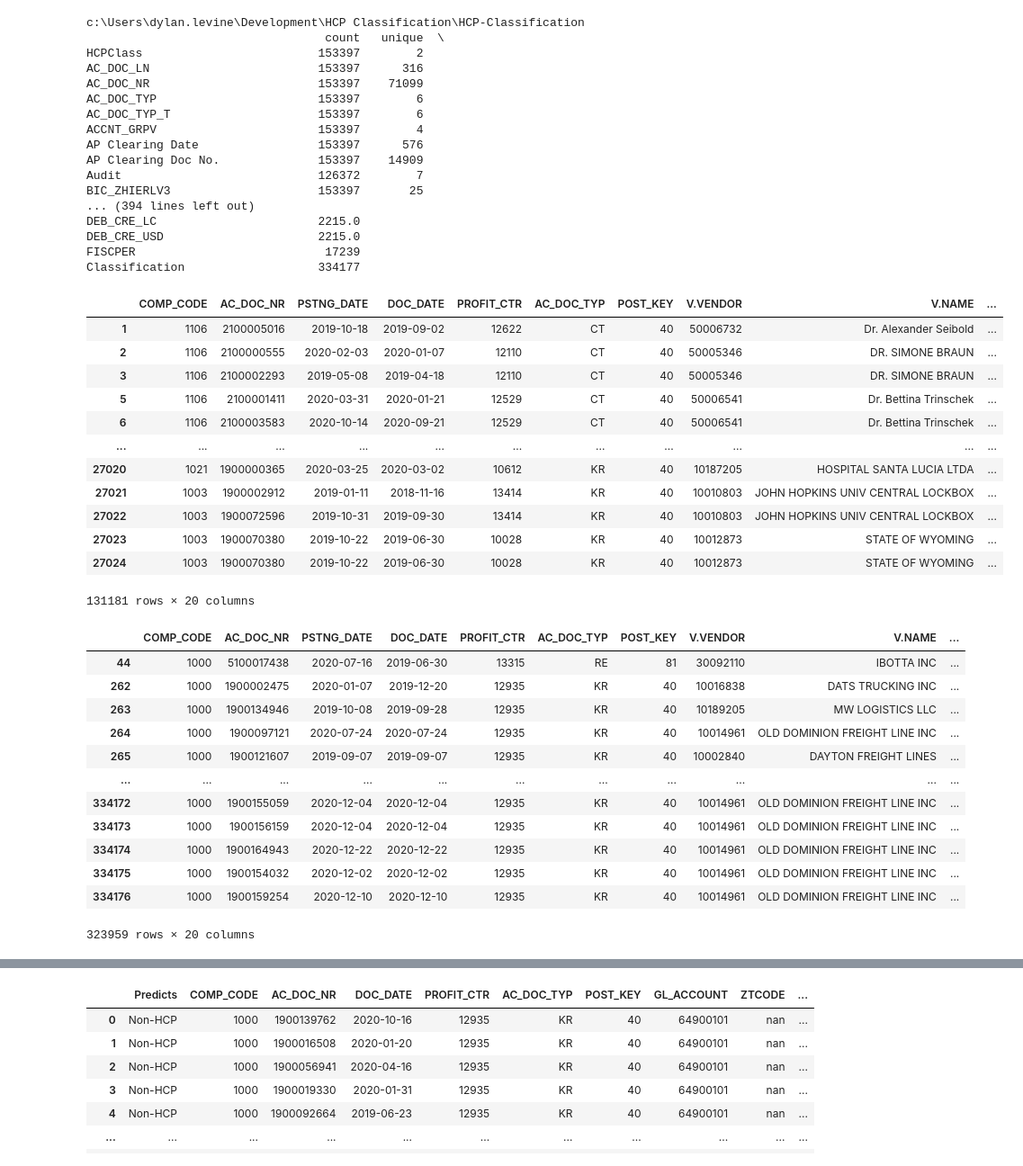
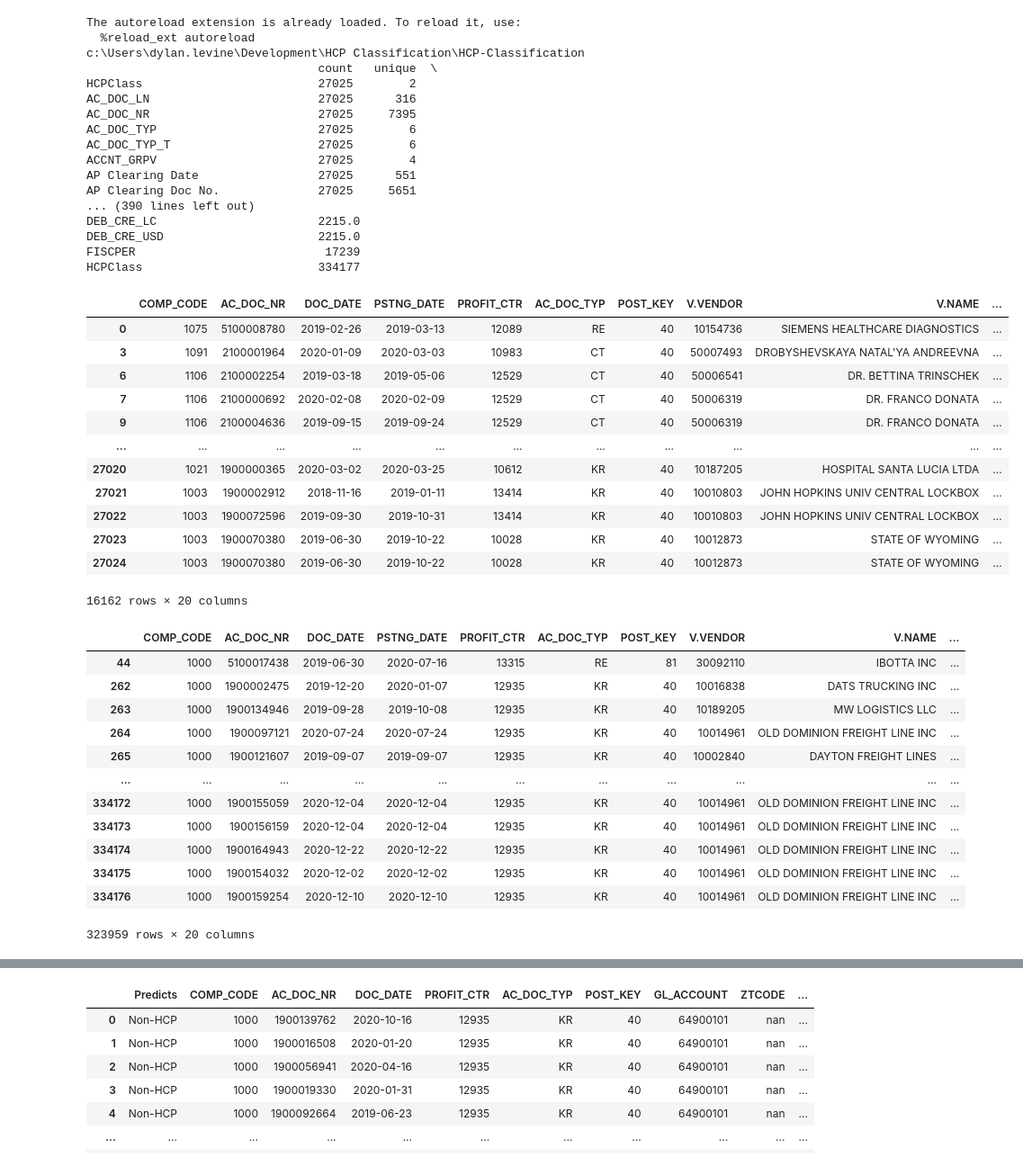
Before and after one commit to dylan1218/ClassificationProject, a Jupyter notebook: ModelsDL_supervisedBinary.ipynb, the cells around one changed output, grey strips where cells are left out. Shown: that part at 90% size. Drawn from its saved outputs; the diff is of its cells as text; code cells hidden in the pictures.

Commit message:
separate out binary and multiclass notebooks

```diff
--- a/ModelsDL_supervisedBinary.ipynb
+++ b/ModelsDL_supervisedBinary.ipynb
@@ -1,6 +1,6 @@
 # %%
-#%load_ext autoreload
-#%autoreload 2
+%load_ext autoreload
+%autoreload 2
 
 from sklearn.feature_extraction.text import CountVectorizer
 from FeatureEngine.FeatureMethods import FeatureEngine, fuzzy_merge, Supervised_Analyzer, GenerateCramersVMatrix
@@ -30,13 +30,14 @@ cv = CountVectorizer()
 df_train_old = pd.read_csv(pathBase + "\Datasets\TeraSample_Supervised_MM.csv")
 df_train_new =  pd.read_csv(pathBase + "\Datasets\HCP_TrainNew.csv")
 
-df_train_old = df_train_old.loc[df_train_old.Classification.isnull() == False]
+#df_train_old = df_train_old.loc[df_train_old.Classification.isnull() == False]
 
-df = pd.concat([df_train_old, df_train_new])
+#df = pd.concat([df_train_old, df_train_new])
+df = df_train_new
 
 #dfValidate is used for unlabeled data
 dfValidate = pd.read_csv(pathBase + "\Datasets\HCPTestComp1000_Full Data.csv")
-dfValidate['Classification'] = '' #initialized a blank target feature, note: use Classification for multi-class and HCPClass for binary
+dfValidate['HCPClass'] = '' #initialized a blank target feature, note: use Classification for multi-class and HCPClass for binary
 #df_test = pd.read_csv(pathBase + "\Datasets\HCP_TestNew.csv")
 #dfOP = pd.read_csv(pathBase + "\Datasets\OpenPmntsVendors.csv")
 
@@ -46,23 +47,23 @@ with pd.option_context('display.max_rows', None, 'display.max_columns', None):
     print(df.astype('object').describe().transpose())
     print(dfValidate.astype('object').describe().transpose())
 # %% [output]
+The autoreload extension is already loaded. To reload it, use:
+  %reload_ext autoreload
 c:\Users\dylan.levine\Development\HCP Classification\HCP-Classification
-                                  count   unique  \
-HCPClass                         153397        2
-AC_DOC_LN                        153397      316
-AC_DOC_NR                        153397    71099
-AC_DOC_TYP                       153397        6
-AC_DOC_TYP_T                     153397        6
-ACCNT_GRPV                       153397        4
-AP Clearing Date                 153397      576
-AP Clearing Doc No.              153397    14909
-Audit                            126372        7
-BIC_ZHIERLV3                     153397       25
-... (394 lines left out)
+                                 count   unique  \
+HCPClass                         27025        2
+AC_DOC_LN                        27025      316
+AC_DOC_NR                        27025     7395
+AC_DOC_TYP                       27025        6
+AC_DOC_TYP_T                     27025        6
+ACCNT_GRPV                       27025        4
+AP Clearing Date                 27025      551
+AP Clearing Doc No.              27025     5651
+... (390 lines left out)
 DEB_CRE_LC                       2215.0
 DEB_CRE_USD                      2215.0
 FISCPER                           17239
-Classification                   334177
+HCPClass                         334177
 # %%
 #Define DateEncode as basic features such as day of week, month int, and year int.
 #Define groupencode as placing into buckets
@@ -123,48 +124,49 @@ df['ZTCODE'] = df['ZTCODE'].astype('str')
 df['DEB_CRE_USD'] = pd.to_numeric(df['DEB_CRE_USD'])
 df['V.BIC_ZTERMPAY'] = df['V.BIC_ZTERMPAY'].astype('str') #no longer included, but may be useful to bring back
 df['MATL_GROUP'] = df['MATL_GROUP'].astype('str')
 df['ACCNT_GRPV'] = df['ACCNT_GRPV'].astype('str')
-df['Classification'] = df['Classification'].astype('object') #Classification for multiclass and HCPClass for binary
+df['HCPClass'] = df['HCPClass'].astype('object') #Classification for multiclass and HCPClass for binary
 df['Compliance_Bucket'] = df['Compliance_Bucket'].astype("object")
 df['V.BI_ACCNT_TGRPV'] = df['V.BI_ACCNT_TGRPV'].astype("str")
 
 
 
 
 #Filter data for relavent rows
 df = df[ ((df.POST_KEY == '40') | (df.POST_KEY == '81')) & (df.GL_ACCOUNT >= 40000000)]
 
 df['GL_ACCOUNT'] = df['GL_ACCOUNT'].astype('str')
 #Filter data for relavent rows
 #df_test = df_test[ ((df_test.POST_KEY == 40) | (df_test.POST_KEY == 81)) & (df_test.GL_ACCOUNT >= 40000000)]
 
 #Get list of relavent fields
 colSelect = list(colDict.keys())
-colSelect = ['COMP_CODE', 'AC_DOC_NR', 'PSTNG_DATE', 'DOC_DATE', 'PROFIT_CTR', 'AC_DOC_TYP', 'POST_KEY', 'V.VENDOR', 'V.NAME', 'GL_ACCOUNT', 'POSTXT', 'ZBKTXT' ,'ZTCODE', 'V.BIC_ZTERMPAY', 'MATL_GROUP', 'ACCNT_GRPV', 'V.BI_ACCNT_TGRPV', 'Classification', 'Compliance_Bucket', 'DEB_CRE_USD']
+colSelect = ['COMP_CODE', 'AC_DOC_NR','DOC_DATE', 'PSTNG_DATE', 'PROFIT_CTR', 'AC_DOC_TYP', 'POST_KEY', 'V.VENDOR', 'V.NAME', 'GL_ACCOUNT', 'POSTXT', 'ZBKTXT' ,'ZTCODE', 'V.BIC_ZTERMPAY', 'MATL_GROUP', 'ACCNT_GRPV', 'V.BI_ACCNT_TGRPV', 'HCPClass', 'Compliance_Bucket', 'DEB_CRE_USD']
 #Use 'Classification' field for multi-class and use HCPClass for binary classification
+#REMOVED DOC_DATE feature
 
 #df[colSelect]
 df = df[colSelect]
 
 #df_test[colSelect]
 
 
 df
 #df
 # %% [output]
-|  | COMP_CODE | AC_DOC_NR | PSTNG_DATE | DOC_DATE | PROFIT_CTR | AC_DOC_TYP | POST_KEY | V.VENDOR | V.NAME | ... |
-| 1 | 1106 | 2100005016 | 2019-10-18 | 2019-09-02 | 12622 | CT | 40 | 50006732 | Dr. Alexander Seibold | ... |
-| 2 | 1106 | 2100000555 | 2020-02-03 | 2020-01-07 | 12110 | CT | 40 | 50005346 | DR. SIMONE BRAUN | ... |
-| 3 | 1106 | 2100002293 | 2019-05-08 | 2019-04-18 | 12110 | CT | 40 | 50005346 | DR. SIMONE BRAUN | ... |
-| 5 | 1106 | 2100001411 | 2020-03-31 | 2020-01-21 | 12529 | CT | 40 | 50006541 | Dr. Bettina Trinschek | ... |
-| 6 | 1106 | 2100003583 | 2020-10-14 | 2020-09-21 | 12529 | CT | 40 | 50006541 | Dr. Bettina Trinschek | ... |
+|  | COMP_CODE | AC_DOC_NR | DOC_DATE | PSTNG_DATE | PROFIT_CTR | AC_DOC_TYP | POST_KEY | V.VENDOR | V.NAME | ... |
+| 0 | 1075 | 5100008780 | 2019-02-26 | 2019-03-13 | 12089 | RE | 40 | 10154736 | SIEMENS HEALTHCARE DIAGNOSTICS | ... |
+| 3 | 1091 | 2100001964 | 2020-01-09 | 2020-03-03 | 10983 | CT | 40 | 50007493 | DROBYSHEVSKAYA NATAL'YA ANDREEVNA | ... |
+| 6 | 1106 | 2100002254 | 2019-03-18 | 2019-05-06 | 12529 | CT | 40 | 50006541 | DR. BETTINA TRINSCHEK | ... |
+| 7 | 1106 | 2100000692 | 2020-02-08 | 2020-02-09 | 12529 | CT | 40 | 50006319 | DR. FRANCO DONATA | ... |
+| 9 | 1106 | 2100004636 | 2019-09-15 | 2019-09-24 | 12529 | CT | 40 | 50006319 | DR. FRANCO DONATA | ... |
 | ... | ... | ... | ... | ... | ... | ... | ... | ... | ... | ... |
-| 27020 | 1021 | 1900000365 | 2020-03-25 | 2020-03-02 | 10612 | KR | 40 | 10187205 | HOSPITAL SANTA LUCIA LTDA | ... |
-| 27021 | 1003 | 1900002912 | 2019-01-11 | 2018-11-16 | 13414 | KR | 40 | 10010803 | JOHN HOPKINS UNIV CENTRAL LOCKBOX | ... |
-| 27022 | 1003 | 1900072596 | 2019-10-31 | 2019-09-30 | 13414 | KR | 40 | 10010803 | JOHN HOPKINS UNIV CENTRAL LOCKBOX | ... |
-| 27023 | 1003 | 1900070380 | 2019-10-22 | 2019-06-30 | 10028 | KR | 40 | 10012873 | STATE OF WYOMING | ... |
-| 27024 | 1003 | 1900070380 | 2019-10-22 | 2019-06-30 | 10028 | KR | 40 | 10012873 | STATE OF WYOMING | ... |
+| 27020 | 1021 | 1900000365 | 2020-03-02 | 2020-03-25 | 10612 | KR | 40 | 10187205 | HOSPITAL SANTA LUCIA LTDA | ... |
+| 27021 | 1003 | 1900002912 | 2018-11-16 | 2019-01-11 | 13414 | KR | 40 | 10010803 | JOHN HOPKINS UNIV CENTRAL LOCKBOX | ... |
+| 27022 | 1003 | 1900072596 | 2019-09-30 | 2019-10-31 | 13414 | KR | 40 | 10010803 | JOHN HOPKINS UNIV CENTRAL LOCKBOX | ... |
+| 27023 | 1003 | 1900070380 | 2019-06-30 | 2019-10-22 | 10028 | KR | 40 | 10012873 | STATE OF WYOMING | ... |
+| 27024 | 1003 | 1900070380 | 2019-06-30 | 2019-10-22 | 10028 | KR | 40 | 10012873 | STATE OF WYOMING | ... |
-131181 rows × 20 columns
+16162 rows × 20 columns
 # %%
 #Define DateEncode as basic features such as day of week, month int, and year int.
 #Define groupencode as placing into buckets
@@ -194,12 +196,12 @@ colDict = {
     "V.BIC_ZTERMPAY":{"Type":"Categorical", "Method":"1hot"},
     "MATL_GROUP":{"Type":"Categorical", "Method":"1hot"},
     "ACCNT_GRPV":{"Type":"Categorical", "Method":"1hot"},
-    "Classification":{"Type":"Categorical", "Method":"LabelEncode"}, #Target
+    "HCPClass":{"Type":"Categorical", "Method":"LabelEncode"}, #Target
     "Compliance_Bucket":{"Type":"Categorical", "Method":"1hot"},
     "V.BI_ACCNT_TGRPV":{"Type":"Categorical", "Method":"1hot"} #Vendor type
 }
 
-oneHotFeatures = ["PROFIT_CTR","AC_DOC_TYP","POST_KEY","GL_ACCOUNT","ZTCODE", "MATL_GROUP", "ACCNT_GRPV","V.BI_ACCNT_TGRPV", "V.BIC_ZTERMPAY"]
+oneHotFeatures = ["PROFIT_CTR","AC_DOC_TYP","POST_KEY","GL_ACCOUNT","ZTCODE", "MATL_GROUP","V.BI_ACCNT_TGRPV", "V.BIC_ZTERMPAY"]
 
 
 #Set pandas datatypes for each field
@@ -226,7 +228,7 @@ dfValidate['DEB_CRE_USD'] = pd.to_numeric(dfValidate['DEB_CRE_USD'])
 dfValidate['V.BIC_ZTERMPAY'] = dfValidate['V.BIC_ZTERMPAY'].astype('str') #no longer included, but may be useful to bring back
 dfValidate['MATL_GROUP'] = dfValidate['MATL_GROUP'].astype('str')
 dfValidate['ACCNT_GRPV'] = dfValidate['ACCNT_GRPV'].astype('str')
-dfValidate['Classification'] = dfValidate['Classification'].astype('object')
+dfValidate['HCPClass'] = dfValidate['HCPClass'].astype('object')
 dfValidate['Compliance_Bucket'] = dfValidate['Compliance_Bucket'].astype("object")
 dfValidate['V.BI_ACCNT_TGRPV'] = dfValidate['V.BI_ACCNT_TGRPV'].astype("str")
 
@@ -252,10 +254,10 @@ dfValidate = dfValidate[colSelect]
 
 dfValidate
 # %% [output]
-|  | COMP_CODE | AC_DOC_NR | PSTNG_DATE | DOC_DATE | PROFIT_CTR | AC_DOC_TYP | POST_KEY | V.VENDOR | V.NAME | ... |
-| 44 | 1000 | 5100017438 | 2020-07-16 | 2019-06-30 | 13315 | RE | 81 | 30092110 | IBOTTA INC | ... |
-| 262 | 1000 | 1900002475 | 2020-01-07 | 2019-12-20 | 12935 | KR | 40 | 10016838 | DATS TRUCKING INC | ... |
-| 263 | 1000 | 1900134946 | 2019-10-08 | 2019-09-28 | 12935 | KR | 40 | 10189205 | MW LOGISTICS LLC | ... |
+|  | COMP_CODE | AC_DOC_NR | DOC_DATE | PSTNG_DATE | PROFIT_CTR | AC_DOC_TYP | POST_KEY | V.VENDOR | V.NAME | ... |
+| 44 | 1000 | 5100017438 | 2019-06-30 | 2020-07-16 | 13315 | RE | 81 | 30092110 | IBOTTA INC | ... |
+| 262 | 1000 | 1900002475 | 2019-12-20 | 2020-01-07 | 12935 | KR | 40 | 10016838 | DATS TRUCKING INC | ... |
+| 263 | 1000 | 1900134946 | 2019-09-28 | 2019-10-08 | 12935 | KR | 40 | 10189205 | MW LOGISTICS LLC | ... |
 | 264 | 1000 | 1900097121 | 2020-07-24 | 2020-07-24 | 12935 | KR | 40 | 10014961 | OLD DOMINION FREIGHT LINE INC | ... |
 | 265 | 1000 | 1900121607 | 2019-09-07 | 2019-09-07 | 12935 | KR | 40 | 10002840 | DAYTON FREIGHT LINES | ... |
 | ... | ... | ... | ... | ... | ... | ... | ... | ... | ... | ... |
```
Also changed, not shown: parts of 8 cells of this notebook, 1 other file.
